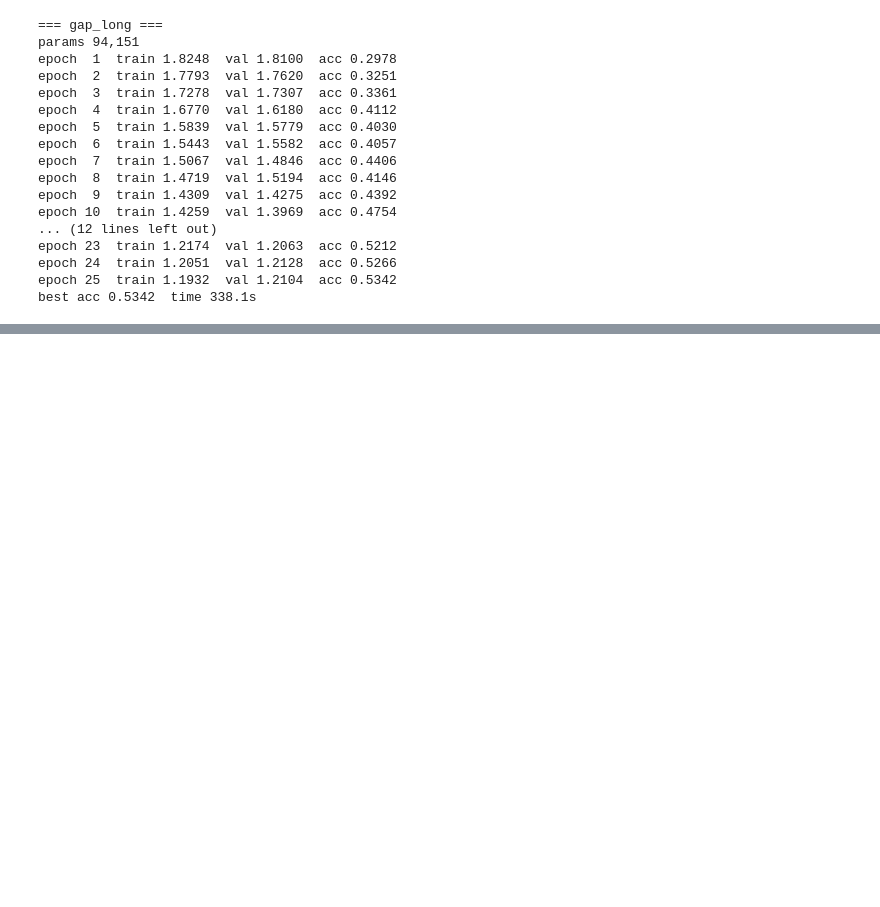
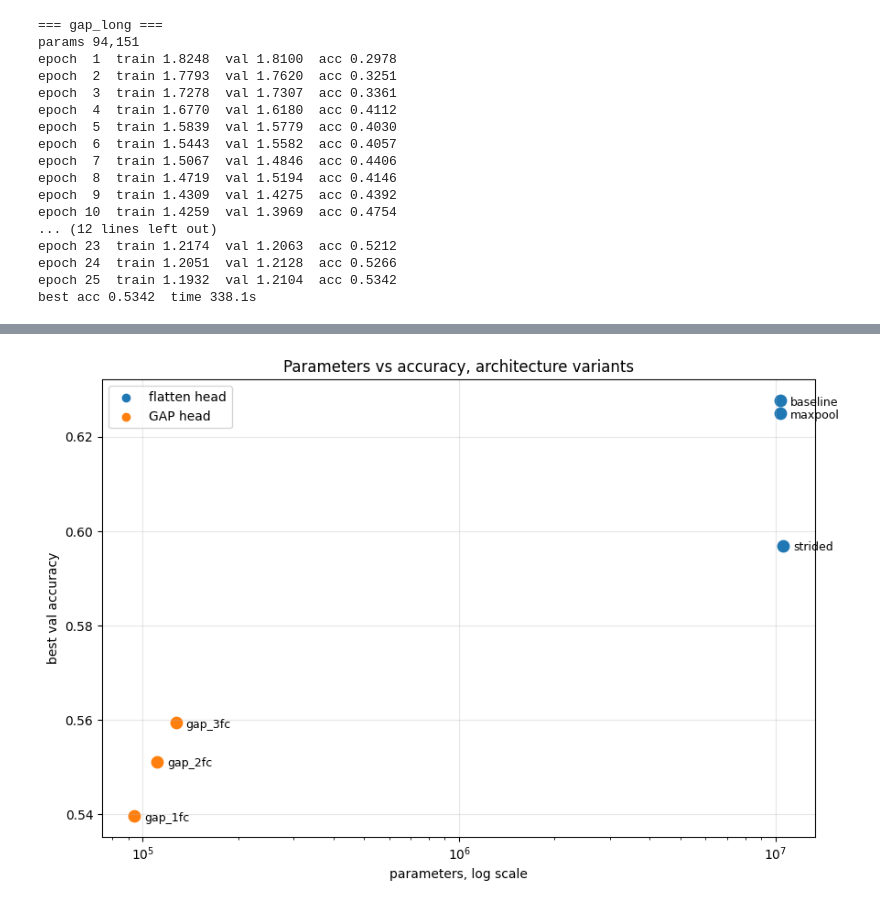
Before and after one commit to iav2002/AppliedDeepLearning, a Jupyter notebook: Part2_6_InvestigationClassification.ipynb, the cells around one changed output, grey strips where cells are left out. Cells and saved outputs as stored; diff of their text form; code cells hidden in the pictures; blank space fills up the shorter version.

```diff
--- a/Part2_6_InvestigationClassification.ipynb
+++ b/Part2_6_InvestigationClassification.ipynb
@@ -328,0 +454,38 @@ best acc 0.5342  time 338.1s
+# %%
+# params vs accuracy, architecture variants only, grouped by head type
+flatten_pts = [
+    ("baseline",  10_334_279, results_act["A_logits_CE"]["best_acc"]),
+    ("maxpool",   results_pool["maxpool"]["n_params"],  results_pool["maxpool"]["best_acc"]),
+    ("strided",   results_pool["strided"]["n_params"],  results_pool["strided"]["best_acc"]),
+]
+
+gap_pts = [
+    ("gap_1fc", results_fc["gap_1fc"]["n_params"], results_fc["gap_1fc"]["best_acc"]),
+    ("gap_2fc", results_fc["gap_2fc"]["n_params"], results_fc["gap_2fc"]["best_acc"]),
+    ("gap_3fc", results_fc["gap_3fc"]["n_params"], results_fc["gap_3fc"]["best_acc"]),
+]
+
+fig, ax = plt.subplots(figsize=(9, 6))
+
+for name, p, a in flatten_pts:
+    ax.scatter(p, a, s=80, color="tab:blue")
+    ax.annotate(name, (p, a), fontsize=9, xytext=(8, -4), textcoords="offset points")
+
+for name, p, a in gap_pts:
+    ax.scatter(p, a, s=80, color="tab:orange")
+    ax.annotate(name, (p, a), fontsize=9, xytext=(8, -4), textcoords="offset points")
+
+# legend by colour, not by point
+ax.scatter([], [], color="tab:blue",   label="flatten head")
+ax.scatter([], [], color="tab:orange", label="GAP head")
+ax.legend()
+
+ax.set_xscale("log")
+ax.set_xlabel("parameters, log scale")
+ax.set_ylabel("best val accuracy")
+ax.set_title("Parameters vs accuracy, architecture variants")
+ax.grid(True, alpha=0.3)
+plt.tight_layout()
+plt.show()
+# %% [output]
+[figure, added]
```
Also changed, not shown: parts of 7 cells of this notebook.
